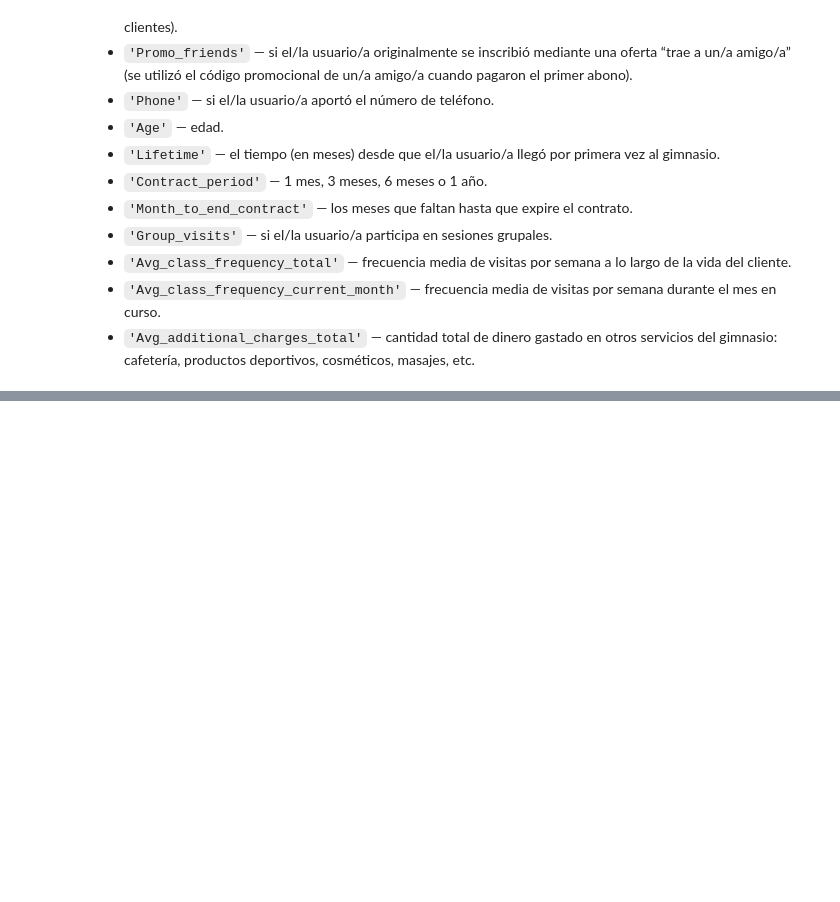
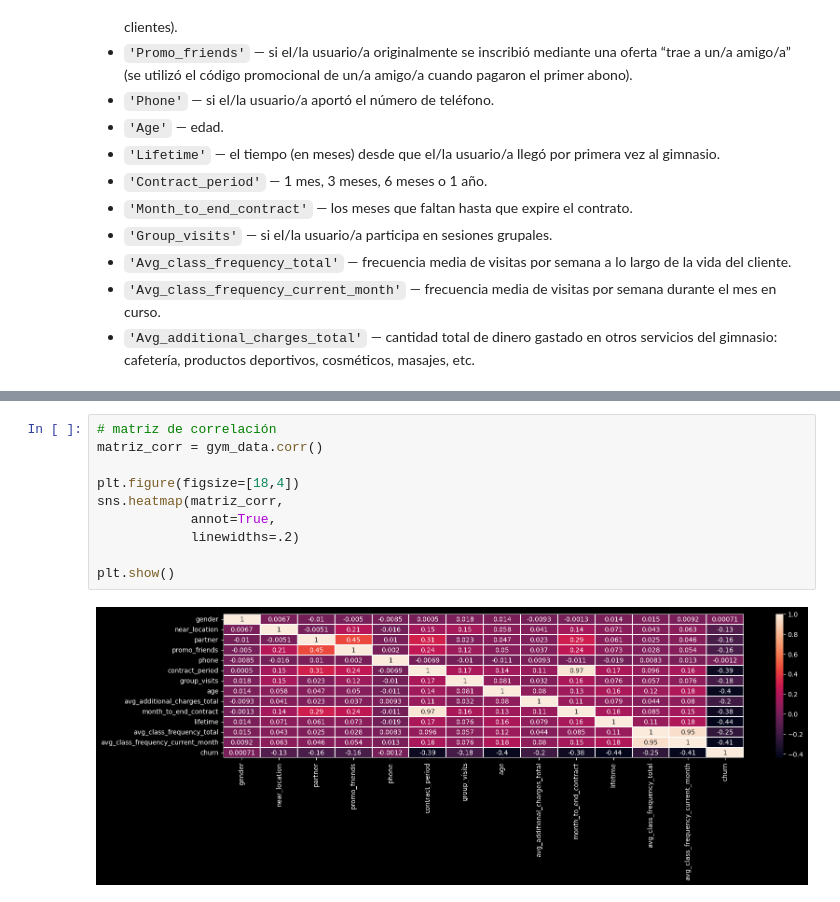
Before and after one commit to XivxnX/model_machine-learning, a Jupyter notebook: model_machine-learning.ipynb, the cells around one changed output, grey strips where cells are left out. Cells and saved outputs as stored; diff of their text form; blank space fills up the shorter version.

```diff
--- a/model_machine-learning.ipynb
+++ b/model_machine-learning.ipynb
@@ -30,0 +173,12 @@
+# %%
+# matriz de correlación
+matriz_corr = gym_data.corr()
+
+plt.figure(figsize=[18,4])
+sns.heatmap(matriz_corr,
+            annot=True,
+            linewidths=.2)
+
+plt.show()
+# %% [output]
+[figure, added]
```
Also changed, not shown: parts of 11 cells of this notebook.
